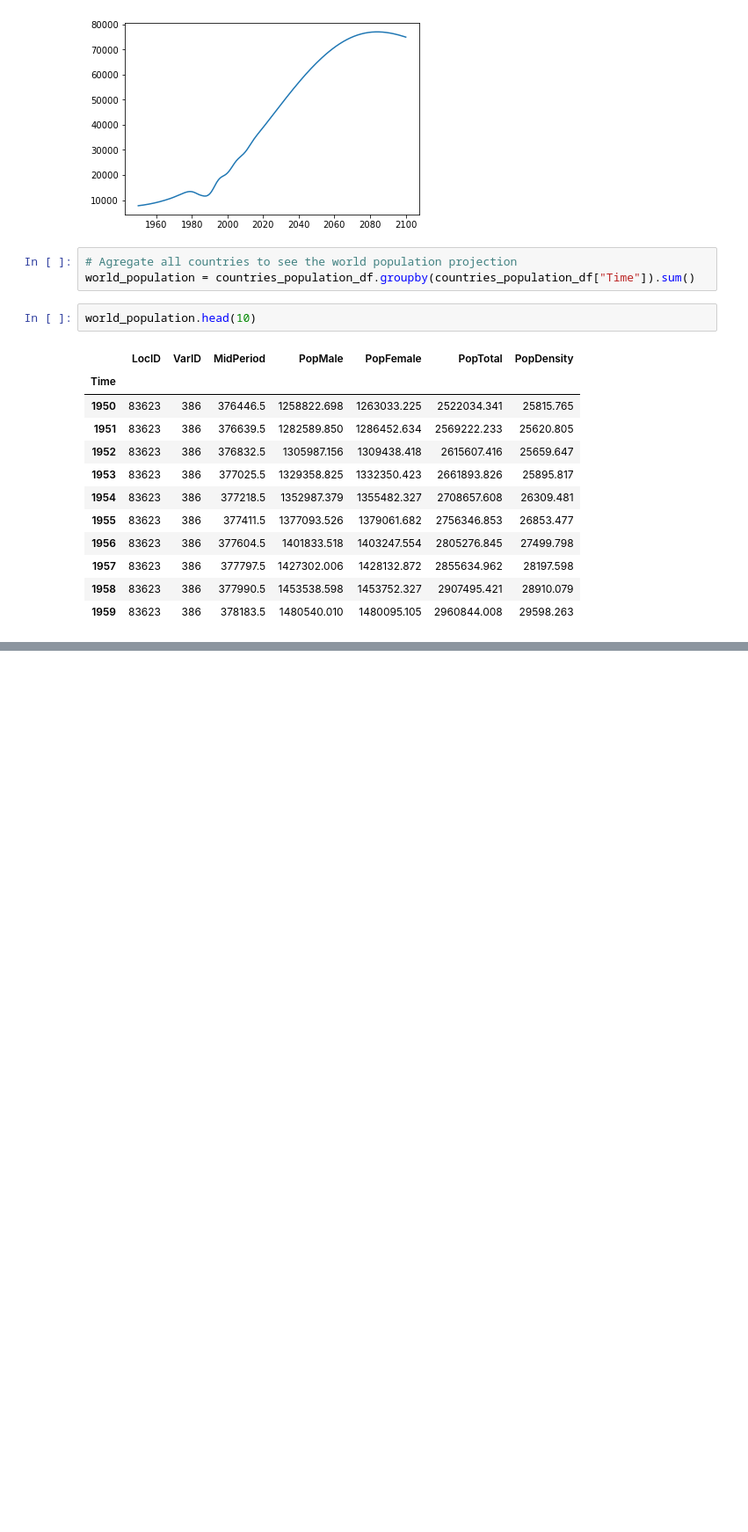
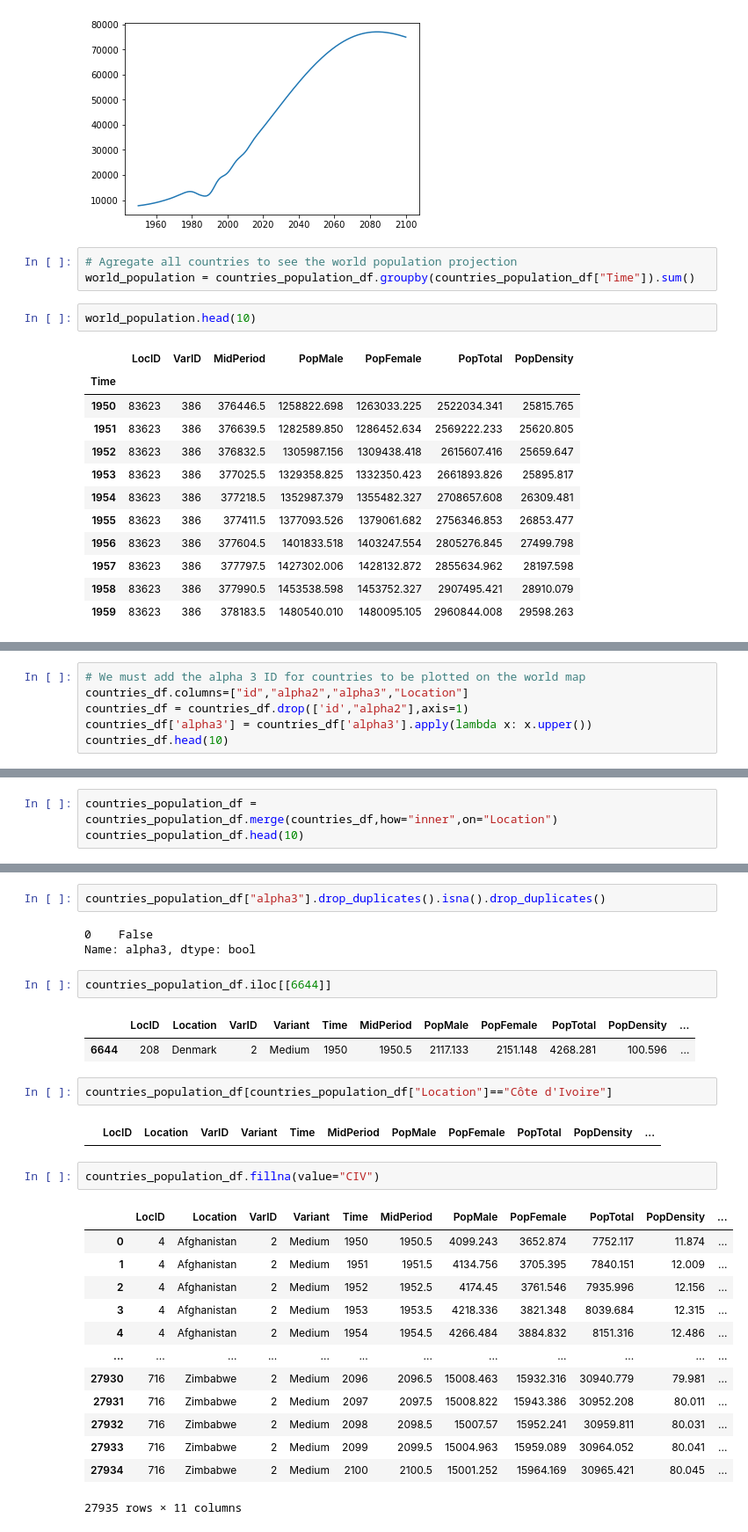
Before and after one commit to MartinPoveda/world_population_evolution, a Jupyter notebook: population_evolution.ipynb, the cells around one changed output, grey strips where cells are left out. Shown at 88% size. Cells and saved outputs as stored; diff of their text form; blank space fills up the shorter version.

```diff
--- a/population_evolution.ipynb
+++ b/population_evolution.ipynb
@@ -107,0 +114,6 @@ plt.savefig("figures/world_population_projection")
+# %%
+# We must add the alpha 3 ID for countries to be plotted on the world map
+countries_df.columns=["id","alpha2","alpha3","Location"]
+countries_df = countries_df.drop(['id',"alpha2"],axis=1)
+countries_df['alpha3'] = countries_df['alpha3'].apply(lambda x: x.upper())
+countries_df.head(10)
@@ -107,0 +132,3 @@ plt.savefig("figures/world_population_projection")
+# %%
+countries_population_df = countries_population_df.merge(countries_df,how="inner",on="Location")
+countries_population_df.head(10)
@@ -107,0 +147,30 @@ plt.savefig("figures/world_population_projection")
+# %%
+countries_population_df["alpha3"].drop_duplicates().isna().drop_duplicates()
+# %% [output]
+0    False
+Name: alpha3, dtype: bool
+# %%
+countries_population_df.iloc[[6644]]
+# %% [output]
+|  | LocID | Location | VarID | Variant | Time | MidPeriod | PopMale | PopFemale | PopTotal | PopDensity | ... |
+| 6644 | 208 | Denmark | 2 | Medium | 1950 | 1950.5 | 2117.133 | 2151.148 | 4268.281 | 100.596 | ... |
+# %%
+countries_population_df[countries_population_df["Location"]=="Côte d'Ivoire"]
+# %% [output]
+|  | LocID | Location | VarID | Variant | Time | MidPeriod | PopMale | PopFemale | PopTotal | PopDensity | ... |
+# %%
+countries_population_df.fillna(value="CIV")
+# %% [output]
+|  | LocID | Location | VarID | Variant | Time | MidPeriod | PopMale | PopFemale | PopTotal | PopDensity | ... |
+| 0 | 4 | Afghanistan | 2 | Medium | 1950 | 1950.5 | 4099.243 | 3652.874 | 7752.117 | 11.874 | ... |
+| 1 | 4 | Afghanistan | 2 | Medium | 1951 | 1951.5 | 4134.756 | 3705.395 | 7840.151 | 12.009 | ... |
+| 2 | 4 | Afghanistan | 2 | Medium | 1952 | 1952.5 | 4174.45 | 3761.546 | 7935.996 | 12.156 | ... |
+| 3 | 4 | Afghanistan | 2 | Medium | 1953 | 1953.5 | 4218.336 | 3821.348 | 8039.684 | 12.315 | ... |
+| 4 | 4 | Afghanistan | 2 | Medium | 1954 | 1954.5 | 4266.484 | 3884.832 | 8151.316 | 12.486 | ... |
+| ... | ... | ... | ... | ... | ... | ... | ... | ... | ... | ... | ... |
+| 27930 | 716 | Zimbabwe | 2 | Medium | 2096 | 2096.5 | 15008.463 | 15932.316 | 30940.779 | 79.981 | ... |
+| 27931 | 716 | Zimbabwe | 2 | Medium | 2097 | 2097.5 | 15008.822 | 15943.386 | 30952.208 | 80.011 | ... |
+| 27932 | 716 | Zimbabwe | 2 | Medium | 2098 | 2098.5 | 15007.57 | 15952.241 | 30959.811 | 80.031 | ... |
+| 27933 | 716 | Zimbabwe | 2 | Medium | 2099 | 2099.5 | 15004.963 | 15959.089 | 30964.052 | 80.041 | ... |
+| 27934 | 716 | Zimbabwe | 2 | Medium | 2100 | 2100.5 | 15001.252 | 15964.169 | 30965.421 | 80.045 | ... |
+27935 rows × 11 columns
```
Also changed, not shown: parts of 5 cells of this notebook, 4 other files.
